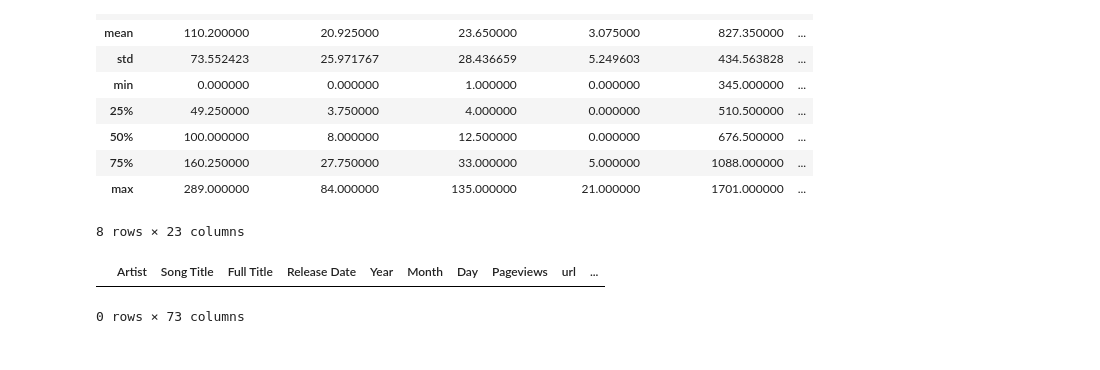
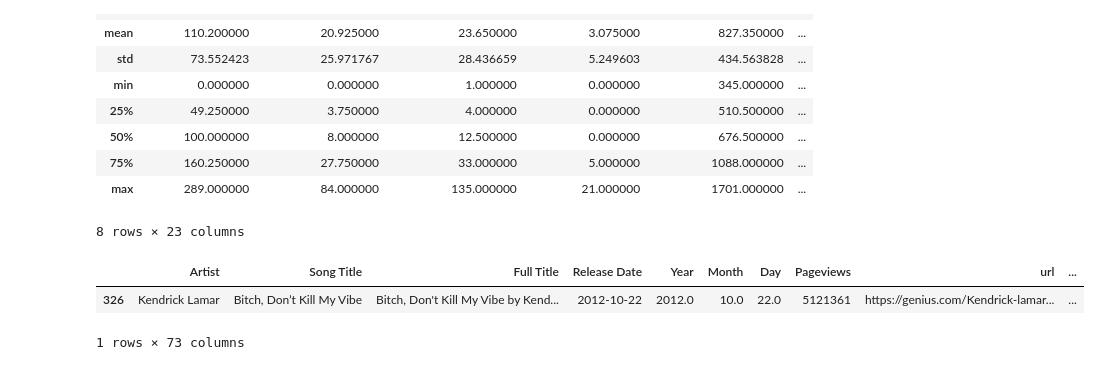
Before and after one commit to Kakackle/data_projects, a Jupyter notebook: lyrics_analysis/outliers_etc.ipynb, the cells around one changed output. Drawn from its saved outputs; the diff is of its cells as text; code cells hidden in the pictures.

```diff
--- a/lyrics_analysis/outliers_etc.ipynb
+++ b/lyrics_analysis/outliers_etc.ipynb
@@ -77,9 +77,10 @@ combined_df.describe()
 | max | 289.000000 | 84.000000 | 135.000000 | 21.000000 | 1701.000000 | ... |
 8 rows × 23 columns
 # %%
-metric_col = 'manual_love_count
+metric_col = 'manual_violence_count'
 # %%
-df[df['manual_love_count'] == max(df['manual_love_count'])]
+df[df[metric_col] == max(df[metric_col])]
 # %% [output]
 |  | Artist | Song Title | Full Title | Release Date | Year | Month | Day | Pageviews | url | ... |
+| 326 | Kendrick Lamar | Bitch, Don’t Kill My Vibe | Bitch, Don't Kill My Vibe by Kend... | 2012-10-22 | 2012.0 | 10.0 | 22.0 | 5121361 | https://genius.com/Kendrick-lamar... | ... |
-0 rows × 73 columns
+1 rows × 73 columns
```
Also changed, not shown: 4 other files.
